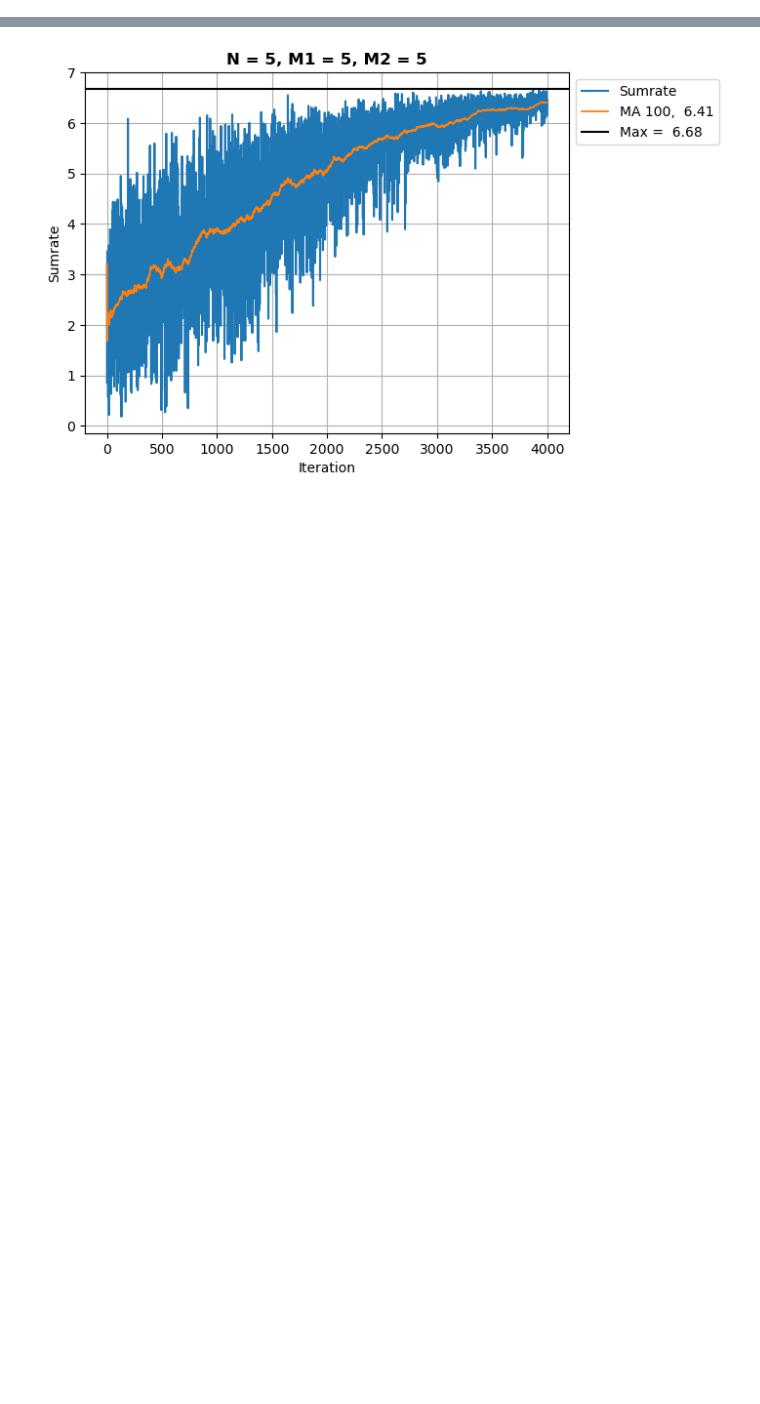
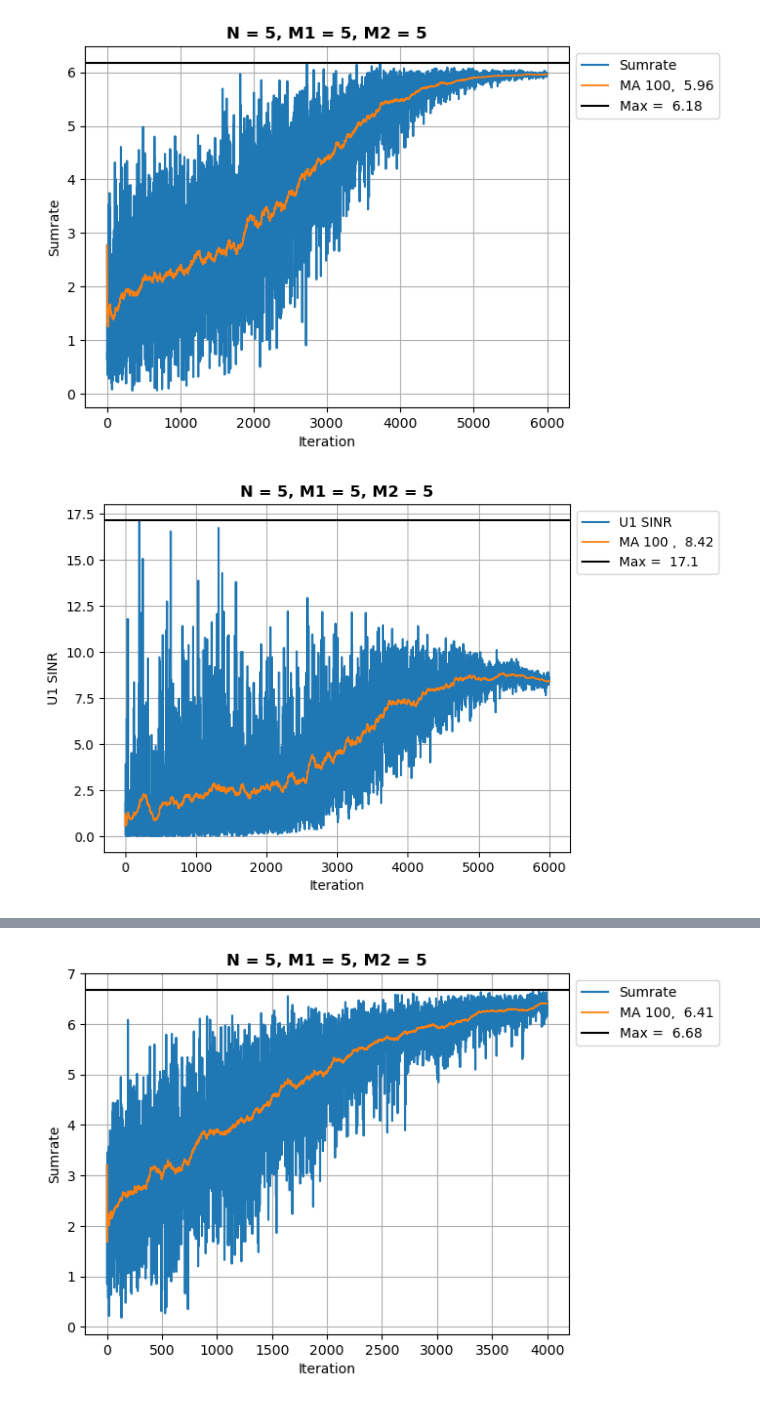
Before and after one commit to DanesH-Abdollahi/IRS-Project, a Jupyter notebook: src/main.ipynb, the cells around one changed output, grey strips where cells are left out. Saved outputs shown, nothing was run; the diff lists cells and outputs as text; code cells hidden in the pictures; blank space fills up the shorter version.

```diff
--- a/src/main.ipynb
+++ b/src/main.ipynb
@@ -269,0 +299,6 @@ Power split factor = 0.52 | Power noise = 0.00033
+# %%
+# agent 2 is learning
+agnt1 , agnt2 = run3(6000, env=env1)
+# %% [output]
+[figure, added]
+[figure, added]
```
Also changed, not shown: parts of 9 cells of this notebook, 3 other files.
